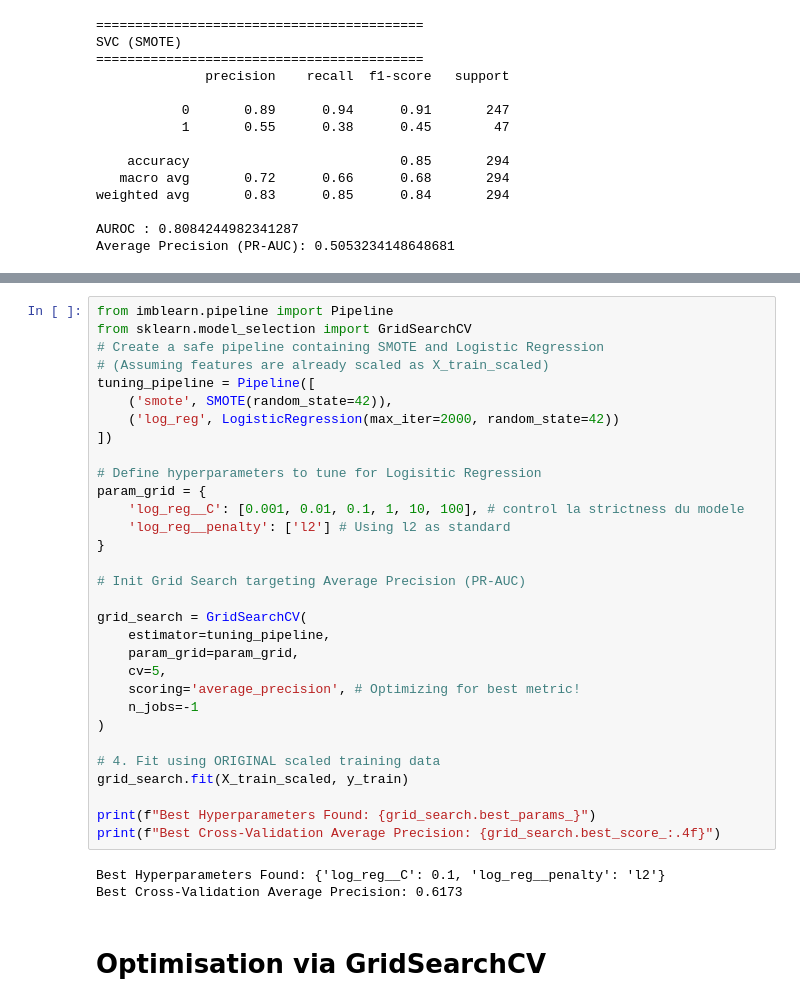
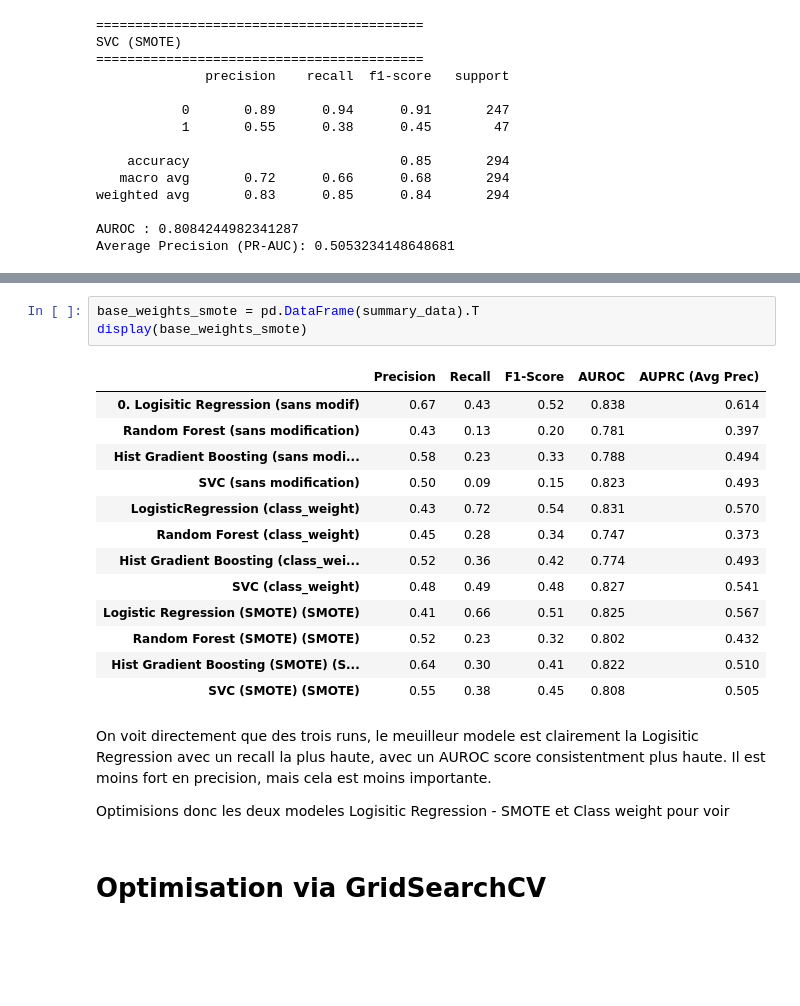
Before and after one commit to ankim21/attrition_ds_esn, a Jupyter notebook: P3.ipynb, the cells around one changed output, grey strips where cells are left out. Saved outputs shown, nothing was run; the diff lists cells and outputs as text; blank space fills up the shorter version.

```diff
--- a/P3.ipynb
+++ b/P3.ipynb
@@ -1520,37 +1528,24 @@ En résumé : elle transforme un code manuel et fragile en une chaîne de produc
-# %%
-from imblearn.pipeline import Pipeline
-from sklearn.model_selection import GridSearchCV
-# Create a safe pipeline containing SMOTE and Logistic Regression
-# (Assuming features are already scaled as X_train_scaled)
-tuning_pipeline = Pipeline([
-    ('smote', SMOTE(random_state=42)),
-    ('log_reg', LogisticRegression(max_iter=2000, random_state=42))
-])
-
-# Define hyperparameters to tune for Logisitic Regression
-param_grid = {
-    'log_reg__C': [0.001, 0.01, 0.1, 1, 10, 100], # control la strictness du modele
-    'log_reg__penalty': ['l2'] # Using l2 as standard
-}
-
-# Init Grid Search targeting Average Precision (PR-AUC)
-
-grid_search = GridSearchCV(
-    estimator=tuning_pipeline,
-    param_grid=param_grid,
-    cv=5,
-    scoring='average_precision', # Optimizing for best metric!
-    n_jobs=-1
-)
-
-# 4. Fit using ORIGINAL scaled training data
-grid_search.fit(X_train_scaled, y_train)
-
-print(f"Best Hyperparameters Found: {grid_search.best_params_}")
-print(f"Best Cross-Validation Average Precision: {grid_search.best_score_:.4f}")
-# %% [output]
-Best Hyperparameters Found: {'log_reg__C': 0.1, 'log_reg__penalty': 'l2'}
-Best Cross-Validation Average Precision: 0.6173
+# %%
+base_weights_smote = pd.DataFrame(summary_data).T
+display(base_weights_smote)
+# %% [output]
+|  | Precision | Recall | F1-Score | AUROC | AUPRC (Avg Prec) |
+| 0. Logisitic Regression (sans modif) | 0.67 | 0.43 | 0.52 | 0.838 | 0.614 |
+| Random Forest (sans modification) | 0.43 | 0.13 | 0.20 | 0.781 | 0.397 |
+| Hist Gradient Boosting (sans modi... | 0.58 | 0.23 | 0.33 | 0.788 | 0.494 |
+| SVC (sans modification) | 0.50 | 0.09 | 0.15 | 0.823 | 0.493 |
+| LogisticRegression (class_weight) | 0.43 | 0.72 | 0.54 | 0.831 | 0.570 |
+| Random Forest (class_weight) | 0.45 | 0.28 | 0.34 | 0.747 | 0.373 |
+| Hist Gradient Boosting (class_wei... | 0.52 | 0.36 | 0.42 | 0.774 | 0.493 |
+| SVC (class_weight) | 0.48 | 0.49 | 0.48 | 0.827 | 0.541 |
+| Logistic Regression (SMOTE) (SMOTE) | 0.41 | 0.66 | 0.51 | 0.825 | 0.567 |
+| Random Forest (SMOTE) (SMOTE) | 0.52 | 0.23 | 0.32 | 0.802 | 0.432 |
+| Hist Gradient Boosting (SMOTE) (S... | 0.64 | 0.30 | 0.41 | 0.822 | 0.510 |
+| SVC (SMOTE) (SMOTE) | 0.55 | 0.38 | 0.45 | 0.808 | 0.505 |
+# %% [markdown]
+On voit directement que des trois runs, le meuilleur modele est clairement la Logisitic Regression avec un recall la plus haute, avec un AUROC score consistentment plus haute. Il est moins fort en precision, mais cela est moins importante.
+
+Optimisions donc les deux modeles Logisitic Regression - SMOTE et Class weight pour voir
 # %% [markdown]
 # Optimisation via GridSearchCV
 # %% [markdown]
```
Also changed, not shown: parts of 25 cells of this notebook.
